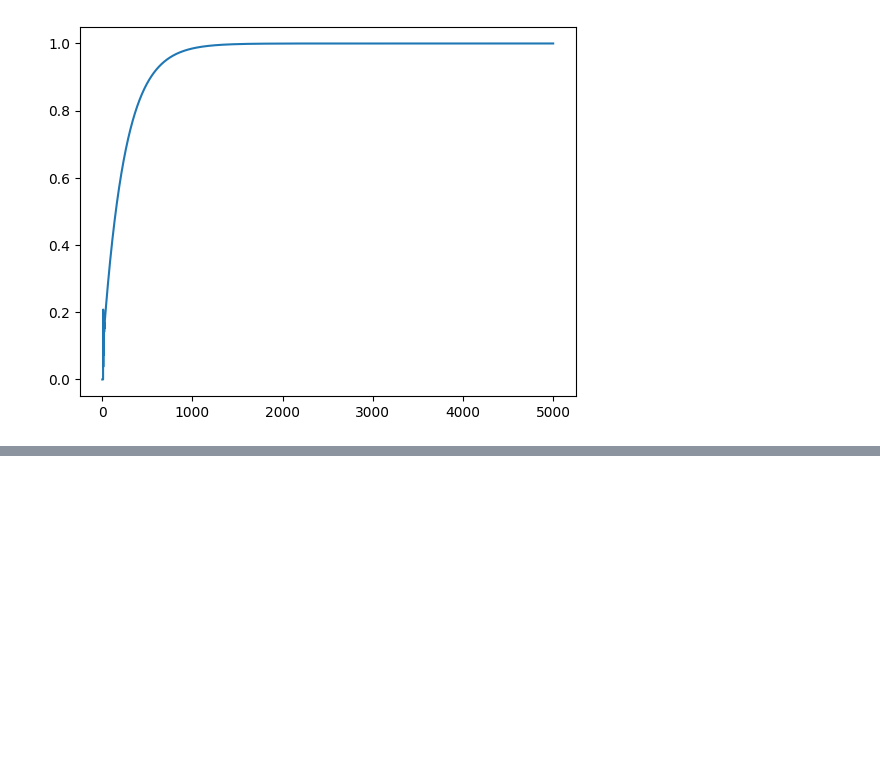
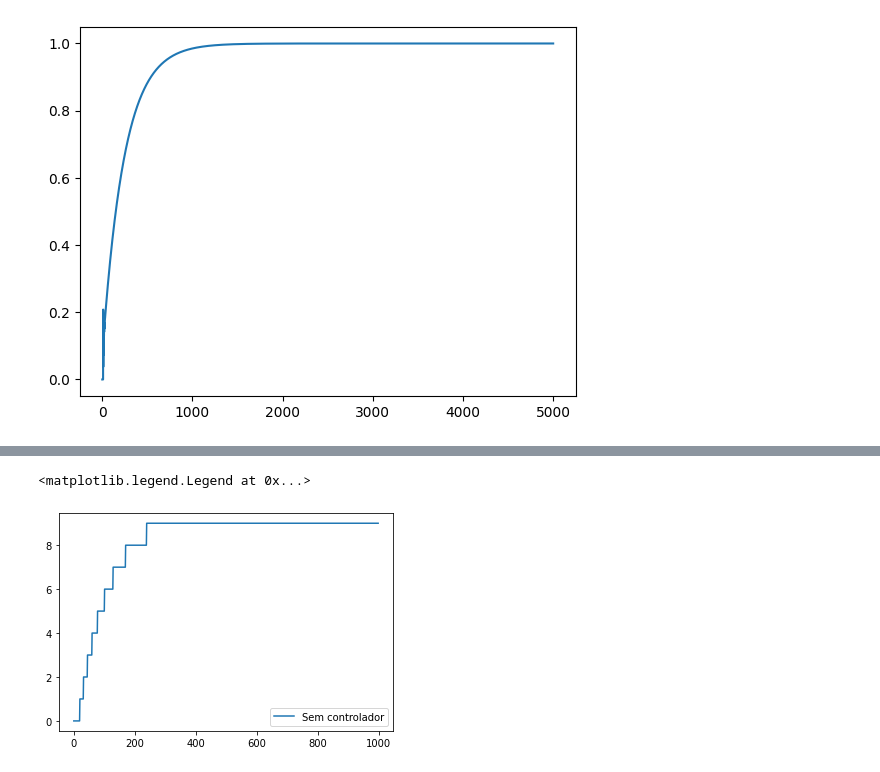
Before and after one commit to JoaoYukio/PCO119, a Jupyter notebook: Parte_Max/simulacaoControle/visualizacao.ipynb, the cells around one changed output, grey strips where cells are left out. Saved outputs shown, nothing was run; the diff lists cells and outputs as text; code cells hidden in the pictures; blank space fills up the shorter version.

```diff
--- a/Parte_Max/simulacaoControle/visualizacao.ipynb
+++ b/Parte_Max/simulacaoControle/visualizacao.ipynb
@@ -244,0 +259,7 @@ plt.plot(arrOut, label = "Controlador eq PI 0.5, 0.2")
+# %%
+#Sem controlador
+plt.plot(arrOut, label = "Sem controlador")
+plt.legend()
+# %% [output]
+<matplotlib.legend.Legend at 0x...>
+[figure, added]
```
Also changed, not shown: parts of 3 cells of this notebook, 7 other files.
